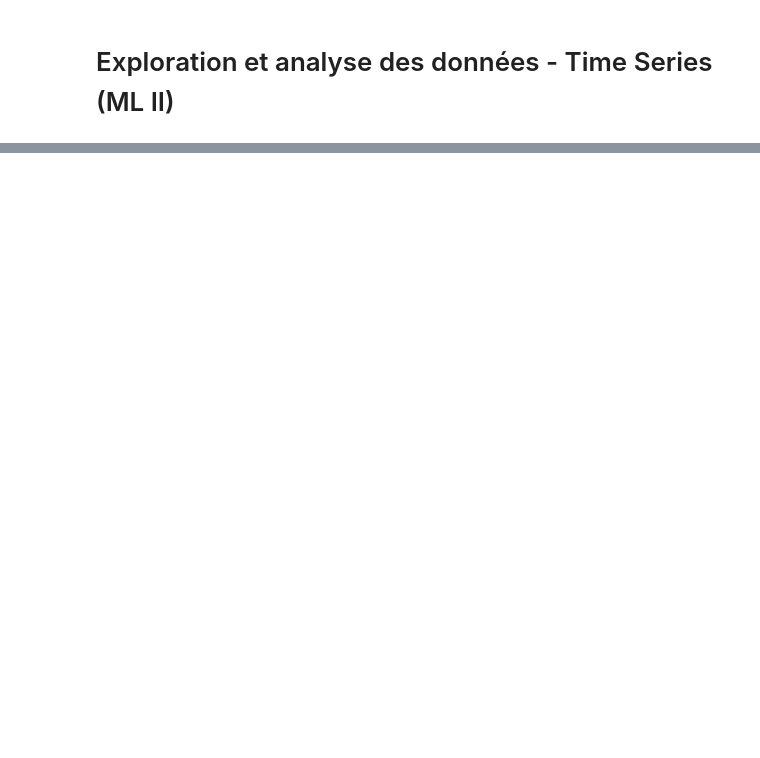
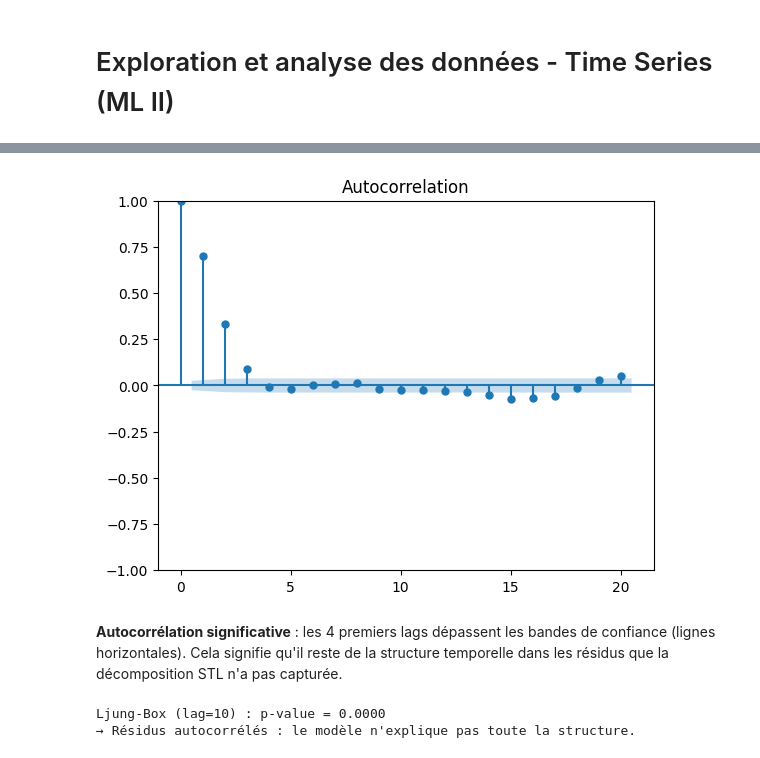
Before and after one commit to 2024-2025-estia-bihar/mesp2-laurent-sini, a Jupyter notebook: notebooks/EDA_Machine_Learning.ipynb, the cells around one changed output, grey strips where cells are left out. Drawn from its saved outputs; the diff is of its cells as text; code cells hidden in the pictures; blank space fills up the shorter version.

```diff
--- a/notebooks/EDA_Machine_Learning.ipynb
+++ b/notebooks/EDA_Machine_Learning.ipynb
@@ -232,0 +273,24 @@ La stationnarité des résidus garantit que les hypothèses de base des modèles
+# %%
+residus = r_stl.resid.dropna()
+
+# Graphique ACF
+plot_acf(residus, lags=20)
+plt.show()
+# %% [output]
+[figure, added]
+# %% [markdown]
+**Autocorrélation significative** : les 4 premiers lags dépassent les bandes de confiance (lignes horizontales). Cela signifie qu'il reste de la structure temporelle dans les résidus que la décomposition STL n'a pas capturée.
+# %%
+from statsmodels.stats.diagnostic import acorr_ljungbox
+dernier_lag = 10
+
+test_result = acorr_ljungbox(residus, lags=10, return_df=True)
+pvalue = test_result['lb_pvalue'].iloc[-1]
+print(f"Ljung-Box (lag={dernier_lag}) : p-value = {pvalue:.4f}")
+if pvalue < 0.05:
+    print("→ Résidus autocorrélés : le modèle n'explique pas toute la structure.")
+else:
+    print("→ Résidus = bruit blanc : pas d'autocorrélation détectée.")
+# %% [output]
+Ljung-Box (lag=10) : p-value = 0.0000
+→ Résidus autocorrélés : le modèle n'explique pas toute la structure.
```
Also changed, not shown: parts of 135 cells of this notebook, 2 other files.
